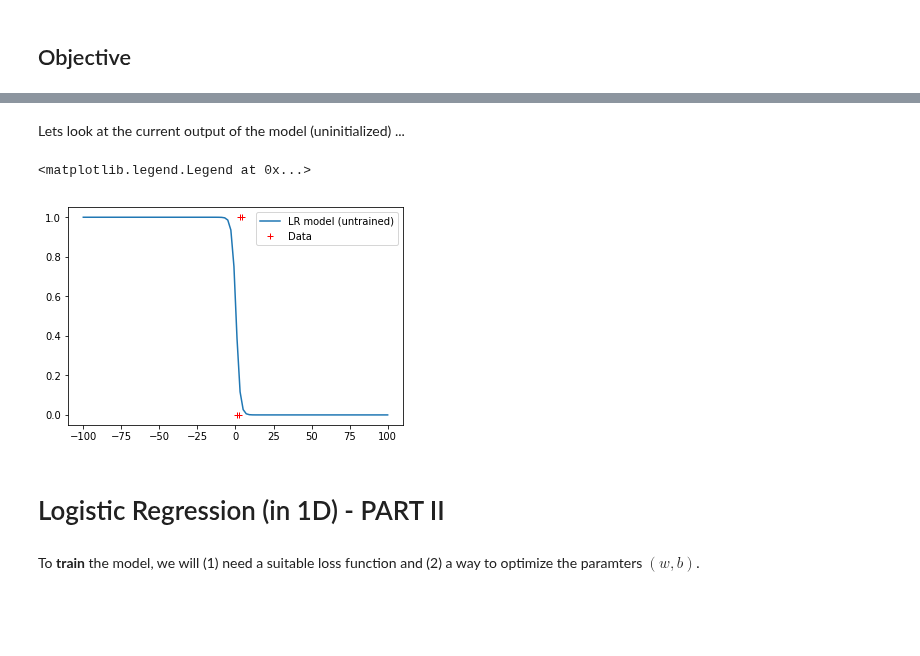
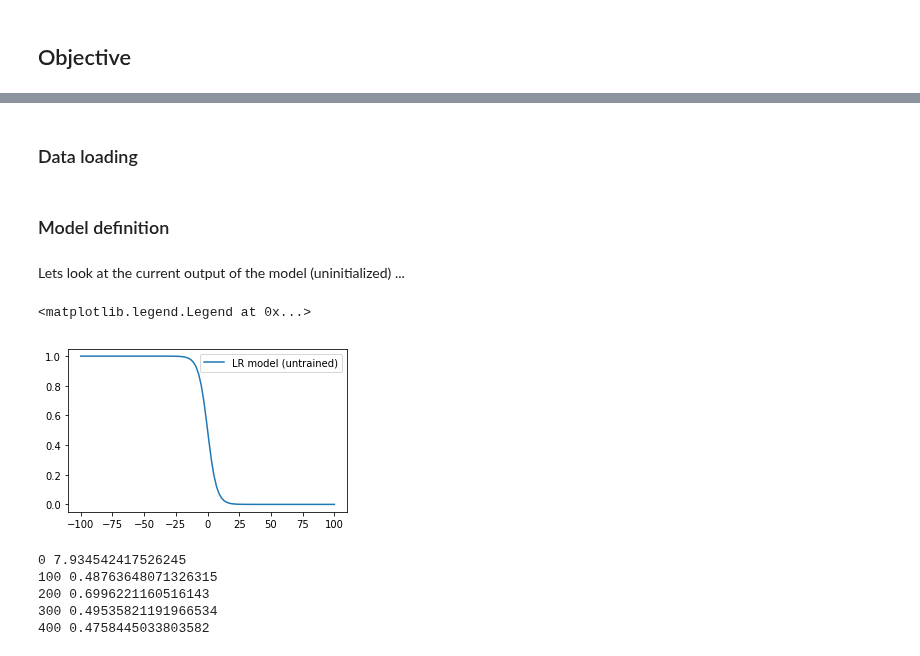
Before and after one commit to rkwitt/teaching, a Jupyter notebook: WS1819/CV/material/code/LogisticRegression.ipynb, the cells around one changed output, grey strips where cells are left out. Drawn from its saved outputs; the diff is of its cells as text; code cells hidden in the pictures; blank space fills up the shorter version.

```diff
--- a/WS1819/CV/material/code/LogisticRegression.ipynb
+++ b/WS1819/CV/material/code/LogisticRegression.ipynb
@@ -43,11 +30 @@ Lets specify our logistic regression model as a Pytorch class.
-# %%
-# Derive from torch.nn.Module
-class Model(torch.nn.Module):
-    def __init__(self):
-        super(Model, self).__init__()
-        self.linear = torch.nn.Linear(1, 1, bias=True) # implements <w,x> + b
-
-    def forward(self, x):
-        y_pred = F.sigmoid(self.linear(x)) # implements 1/(1+exp(-<w,x>+b))
-        return y_pred
 # %% [markdown]
@@ -70,0 +120,13 @@ Note that we have left-out the inner product notation $\langle \cdot,\cdot \rang
+# %%
+from sklearn.linear_model import LogisticRegression
+lr = LogisticRegression() # default paramters
+lr.fit(x.reshape(-1,1),z)
+
+x = np.linspace(-4,4,100)
+y = (lr.coef_[0]*x + 0)
+y = np.array(list(map(lambda x: 1/(1+math.exp(-x)), y)))
+
+plt.figure(figsize=(5,3))
+plt.plot(x,y)
+plt.plot(x,z,'r.')
+plt.title('sklearn LR, w={:.2f}'.format(lr.coef_[0][0]));
@@ -77,18 +187,32 @@ Effectively, we could also minimize the **negative** of this sum and denote this
+# %% [markdown]
+### Data loading
+# %% [markdown]
+### Model definition
+# %%
+class Model(torch.nn.Module):
+    def __init__(self):
+        super(Model, self).__init__()
+        # implements <w,x> + b
+        self.linear = torch.nn.Linear(1, 1, bias=False)
+
+    def forward(self, x):
+        # implements 1/(1+exp(-<w,x>+b))
+        y_pred = F.sigmoid(self.linear(x))
+        return y_pred
+
+# Lets instantiate that model
+model = Model()
 # %% [markdown]
 Lets look at the current output of the model (uninitialized) ...
 # %%
 import numpy as np
 
 x_i = torch.Tensor(np.linspace(-100,100,100).T).unsqueeze(1) # (100,1)
 y_i = model(x_i)
 
+plt.figure(figsize=(5,3))
 plt.plot(x_i.detach().numpy(),y_i.detach().numpy())
-plt.plot(x,y,'r+')
-plt.legend(['LR model (untrained)', 'Data'])
+plt.legend(['LR model (untrained)'])
 # %% [output]
 <matplotlib.legend.Legend at 0x...>
-[figure, old version]
+[figure, new version]
-# %% [markdown]
-# Logistic Regression (in 1D) - PART II
-# %% [markdown]
-To **train** the model, we will (1) need a suitable loss function and (2) a way to optimize the paramters $(w,b)$.
@@ -94,0 +249,20 @@ To **train** the model, we will (1) need a suitable loss function and (2) a way
+# %%
+losses = []
+for epoch in range(500):
+    epoch_loss = 0
+    for (x,y) in dl:
+        model.zero_grad()
+        out = model(x)
+        loss = bce(out, y)
+        epoch_loss += loss.item()
+        loss.backward()
+        opt.step()
+    if epoch % 100 == 0:
+        print(epoch, epoch_loss)
+    losses.append(epoch_loss)
+# %% [output]
+0 7.934542417526245
+100 0.48763648071326315
+200 0.6996221160516143
+300 0.49535821191966534
+400 0.4758445033803582
```
Also changed, not shown: parts of 26 cells of this notebook, 1 other file.
